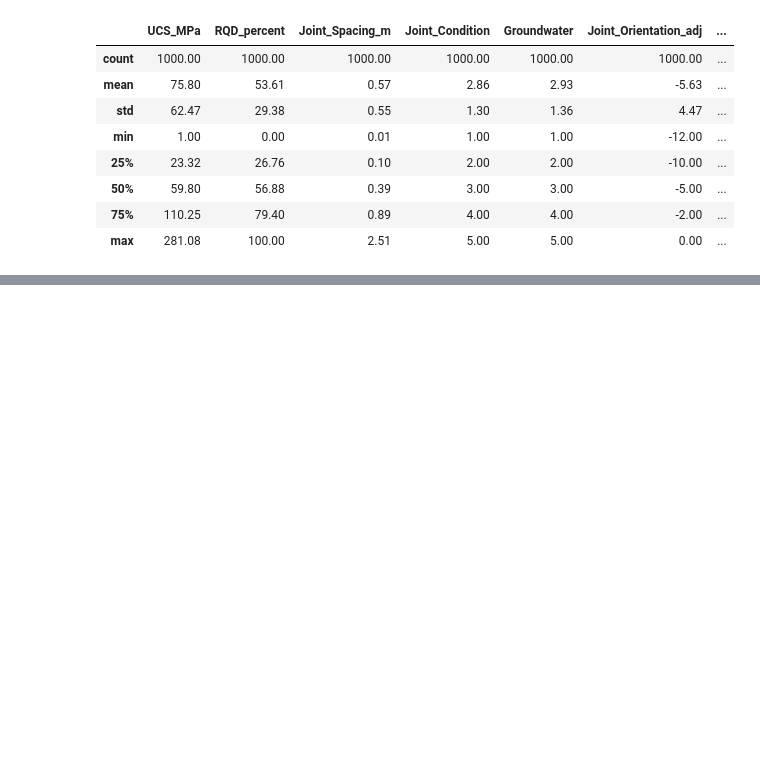
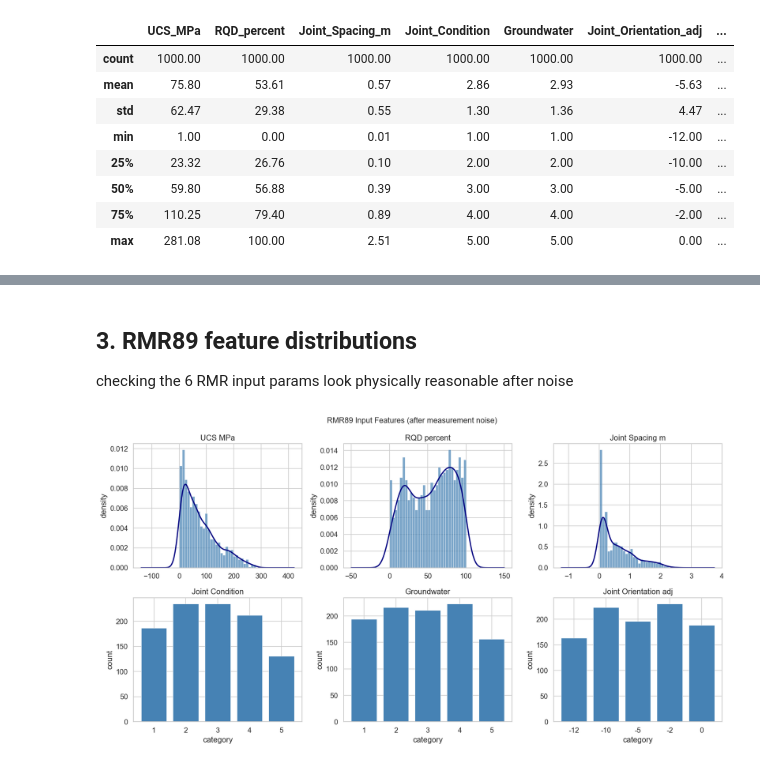
Before and after one commit to sayanmondal31694-sys/rmr-tunnel-support-designer-app, a Jupyter notebook: rmr_eda.ipynb, the cells around one changed output, grey strips where cells are left out. Drawn from its saved outputs; the diff is of its cells as text; code cells hidden in the pictures; blank space fills up the shorter version.

```diff
--- a/rmr_eda.ipynb
+++ b/rmr_eda.ipynb
@@ -927,16 +102,0 @@ Samples shifted across class boundary by noise: 105 / 1000 = 10.5%
-# %%
-# Noise confusion matrix (True vs Measured class)
-if 'Measured_Rock_Class' in df.columns:
-    cm = confusion_matrix(df['True_Rock_Class'], df['Measured_Rock_Class'], labels=CLASS_ORDER)
-    fig, ax = plt.subplots(figsize=(6, 5))
-    sns.heatmap(cm, annot=True, fmt='d', cmap='YlOrRd',
-                xticklabels=CLASS_ORDER, yticklabels=CLASS_ORDER,
-                linewidths=0.5, ax=ax, cbar=False)
-    ax.set_xlabel('Measured Class (after noise)')
-    ax.set_ylabel('True Class (ground truth)')
-    ax.set_title('Noise Confusion Matrix\n(off-diagonal = irreducible boundary errors)')
-    plt.tight_layout()
-    plt.savefig('fig18_noise_confusion_matrix.png')
-    plt.show()
-    print('Off-diagonal entries represent samples whose measured RMR crosses a class boundary.')
-    print('These set the realistic upper bound on model classification accuracy.')
@@ -1147,0 +130,35 @@ Figures saved: fig1 to fig20 as PNG files.
+# %% [markdown]
+## 3. RMR89 feature distributions
+
+checking the 6 RMR input params look physically reasonable after noise
+# %%
+continuous_features = ['UCS_MPa', 'RQD_percent', 'Joint_Spacing_m']
+discrete_features   = ['Joint_Condition', 'Groundwater', 'Joint_Orientation_adj']
+
+fig, axes = plt.subplots(2, 3, figsize=(15, 8))
+
+for i, feat in enumerate(continuous_features):
+    ax = axes[0, i]
+    ax.hist(df[feat], bins=30, color='steelblue', edgecolor='white',
+            linewidth=0.5, density=True, alpha=0.7)
+    # pandas 2.x: Series.plot(kind='kde') still works but may warn about
+    # deprecated ax kwarg in future — fine for now
+    df[feat].plot(kind='kde', ax=ax, color='navy', linewidth=2)
+    ax.set_title(feat.replace('_', ' '))
+    ax.set_ylabel('density')
+
+for i, feat in enumerate(discrete_features):
+    ax = axes[1, i]
+    counts = df[feat].value_counts().sort_index()
+    ax.bar(counts.index.astype(str), counts.values,
+           color='steelblue', edgecolor='white', linewidth=0.5)
+    ax.set_title(feat.replace('_', ' '))
+    ax.set_xlabel('category')
+    ax.set_ylabel('count')
+
+plt.suptitle('RMR89 Input Features (after measurement noise)', fontsize=13)
+plt.tight_layout()
+plt.savefig('fig2_rmr_feature_distributions.png')
+plt.show()
+# %% [output]
+[figure, added]
```
Also changed, not shown: parts of 84 cells of this notebook.
